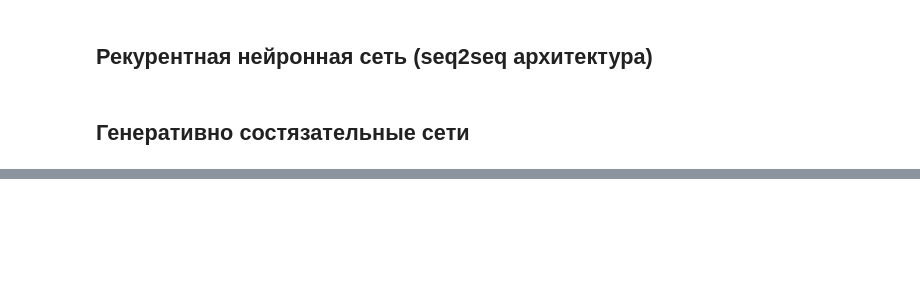
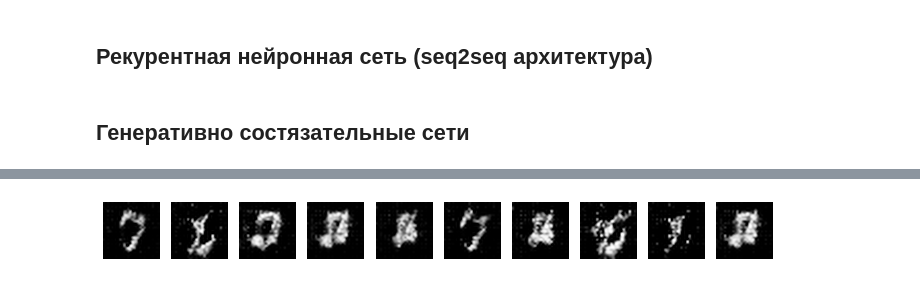
Before and after one commit to andriygav/MachineLearningSeminars, a Jupyter notebook: sem15/main.ipynb, the cells around one changed output, grey strips where cells are left out. Saved outputs shown, nothing was run; the diff lists cells and outputs as text; code cells hidden in the pictures; blank space fills up the shorter version.

```diff
--- a/sem15/main.ipynb
+++ b/sem15/main.ipynb
@@ -758,6 +796,6 @@ def generate_many_samples(model, num_samples, batch_size):
     while size < num_samples:
         res.append(model.generate_samples(min(batch_size, num_samples - size)))
         size += batch_size
-    return torch.cat(res, 0)
+    return torch.cat(res, 0).cpu().detach()
 # %%
 show_images(generate_many_samples(model, 10, 10))
@@ -772,0 +815,4 @@ trainer(count_of_epoch=1,
+# %%
+show_images(generate_many_samples(model, 10, 10))
+# %% [output]
+[figure, added]
```
Also changed, not shown: parts of 9 cells of this notebook.
